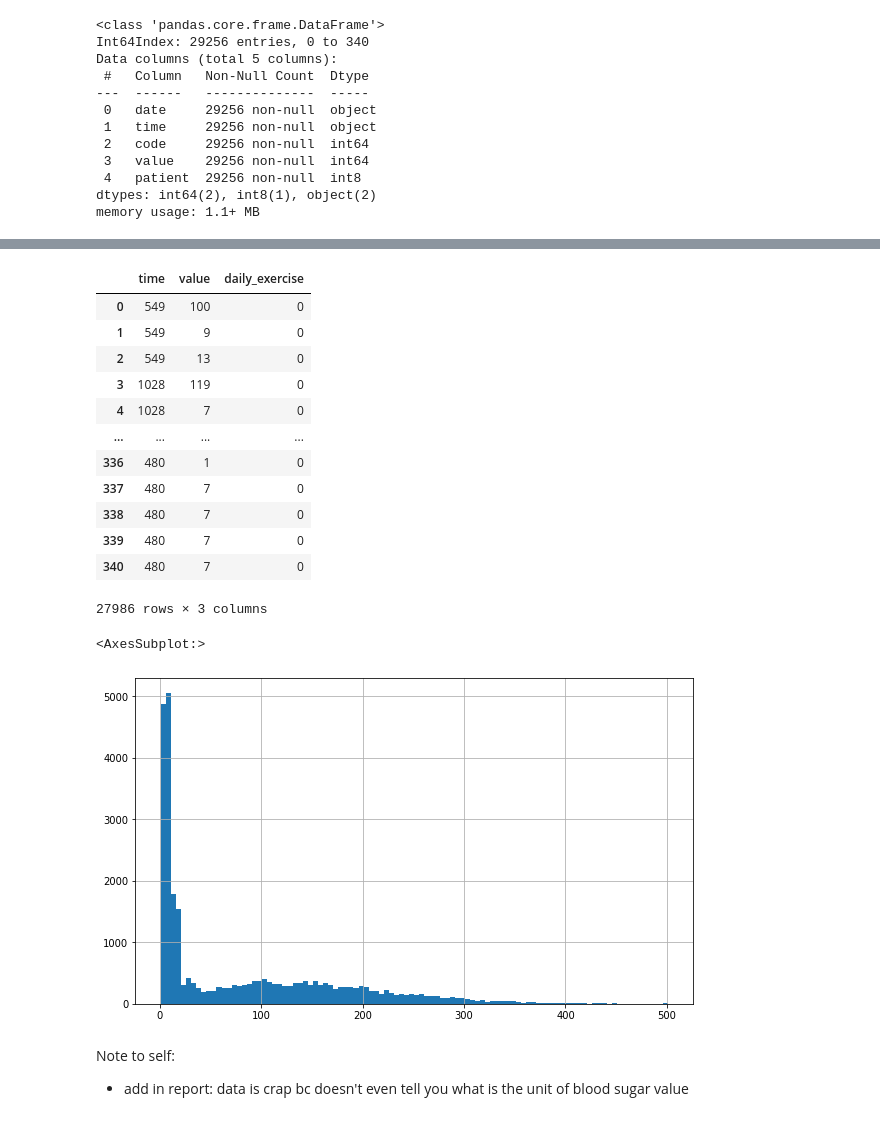
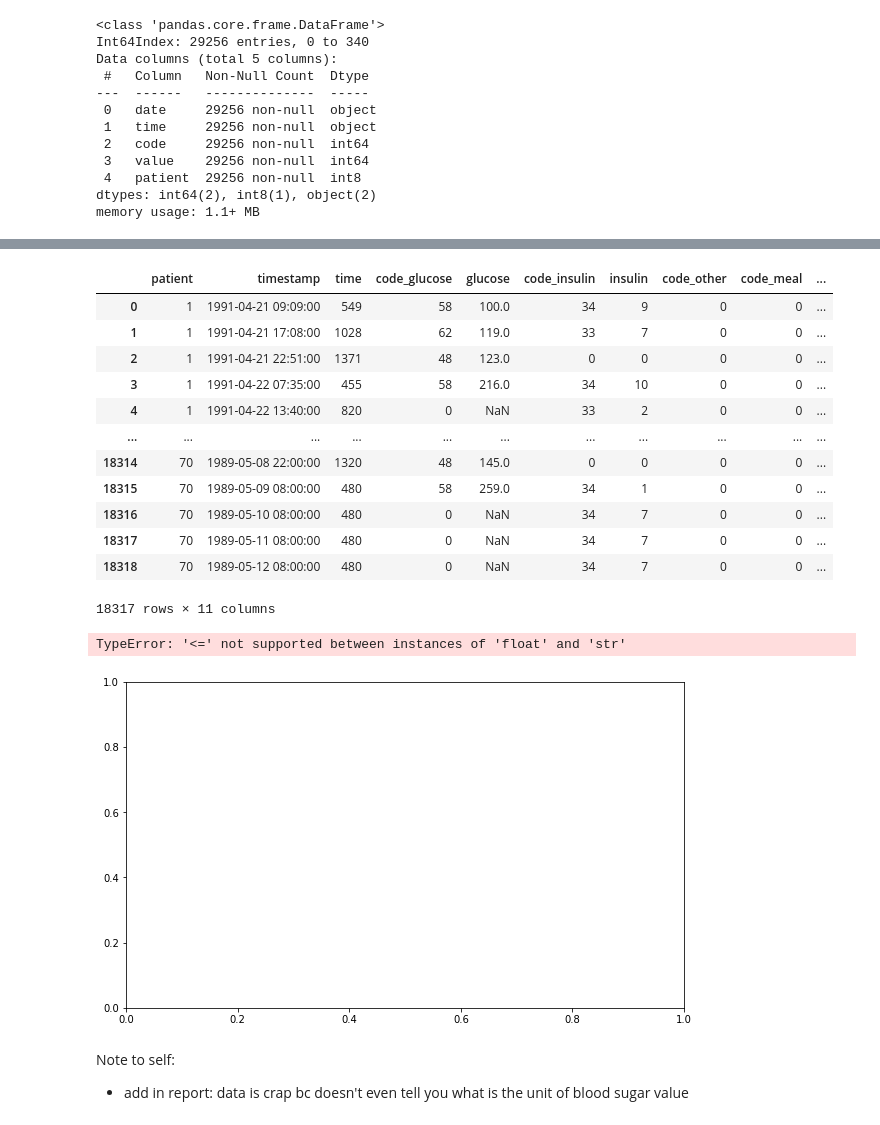
Before and after one commit to elisakaisa/blood_glucose_ML, a Jupyter notebook: project1.ipynb, the cells around one changed output, grey strips where cells are left out. Cells and saved outputs as stored; diff of their text form; code cells hidden in the pictures.

Commit message:
dataframe cleaned in different way

```diff
--- a/project1.ipynb
+++ b/project1.ipynb
@@ -106,7 +259,7 @@ memory usage: 1.1+ MB
 # %%
 # turn exercise codes into new exercise column
-conditions = [(data['code'] == 69), (data['code'] == 70), (data['code'] == 71)]
-choices = [2, 3, 1] #1 = less than normal, 2 = typical, 3 = more than normal
-data['exercise'] = np.select(conditions, choices, default=0)
+#conditions = [(data['code'] == 69), (data['code'] == 70), (data['code'] == 71)]
+#choices = [2, 3, 1] #1 = less than normal, 2 = typical, 3 = more than normal
+#data['exercise'] = np.select(conditions, choices, default=0)
 
-data
+#data
@@ -127,3 +286,3 @@ data
 # %%
-data['daily_exercise'] = data.groupby(['date','patient'])["exercise"].transform('max')
-data
+#data['daily_exercise'] = data.groupby(['date','patient'])["exercise"].transform('max')
+#data
@@ -165,4 +296,0 @@ data.iloc[4500:4530, :]
-# %%
-#drop columns date, patient, code and exercise
-data = data.drop(columns=['date', 'code', 'patient', 'exercise'])
-data
@@ -183,28 +305,29 @@ data
 # %%
 # drop all rows that have blood glucose = 0
-data = data[data.value != 0]
+data = data[data.glucose != 0]
+
 data
 # %% [output]
-|  | time | value | daily_exercise |
-| 0 | 549 | 100 | 0 |
-| 1 | 549 | 9 | 0 |
-| 2 | 549 | 13 | 0 |
-| 3 | 1028 | 119 | 0 |
-| 4 | 1028 | 7 | 0 |
-| ... | ... | ... | ... |
-| 336 | 480 | 1 | 0 |
-| 337 | 480 | 7 | 0 |
-| 338 | 480 | 7 | 0 |
-| 339 | 480 | 7 | 0 |
-| 340 | 480 | 7 | 0 |
+|  | patient | timestamp | time | code_glucose | glucose | code_insulin | insulin | code_other | code_meal | ... |
+| 0 | 1 | 1991-04-21 09:09:00 | 549 | 58 | 100.0 | 34 | 9 | 0 | 0 | ... |
+| 1 | 1 | 1991-04-21 17:08:00 | 1028 | 62 | 119.0 | 33 | 7 | 0 | 0 | ... |
+| 2 | 1 | 1991-04-21 22:51:00 | 1371 | 48 | 123.0 | 0 | 0 | 0 | 0 | ... |
+| 3 | 1 | 1991-04-22 07:35:00 | 455 | 58 | 216.0 | 34 | 10 | 0 | 0 | ... |
+| 4 | 1 | 1991-04-22 13:40:00 | 820 | 0 | NaN | 33 | 2 | 0 | 0 | ... |
+| ... | ... | ... | ... | ... | ... | ... | ... | ... | ... | ... |
+| 18314 | 70 | 1989-05-08 22:00:00 | 1320 | 48 | 145.0 | 0 | 0 | 0 | 0 | ... |
+| 18315 | 70 | 1989-05-09 08:00:00 | 480 | 58 | 259.0 | 34 | 1 | 0 | 0 | ... |
+| 18316 | 70 | 1989-05-10 08:00:00 | 480 | 0 | NaN | 34 | 7 | 0 | 0 | ... |
+| 18317 | 70 | 1989-05-11 08:00:00 | 480 | 0 | NaN | 34 | 7 | 0 | 0 | ... |
+| 18318 | 70 | 1989-05-12 08:00:00 | 480 | 0 | NaN | 34 | 7 | 0 | 0 | ... |
-27986 rows × 3 columns
+18317 rows × 11 columns
 # %%
 # plot blood glucose values
 plt.figure(figsize=(10, 6))
-data['value'].hist(bins=100)
+data['glucose'].hist(bins=100)
 # %% [output]
-<AxesSubplot:>
+TypeError: '<=' not supported between instances of 'float' and 'str'
-[figure, old version]
+[figure, new version]
 # %% [markdown]
 Note to self:
 - add in report: data is crap bc doesn't even tell you what is the unit of blood sugar value
```
Also changed, not shown: parts of 26 cells of this notebook.
